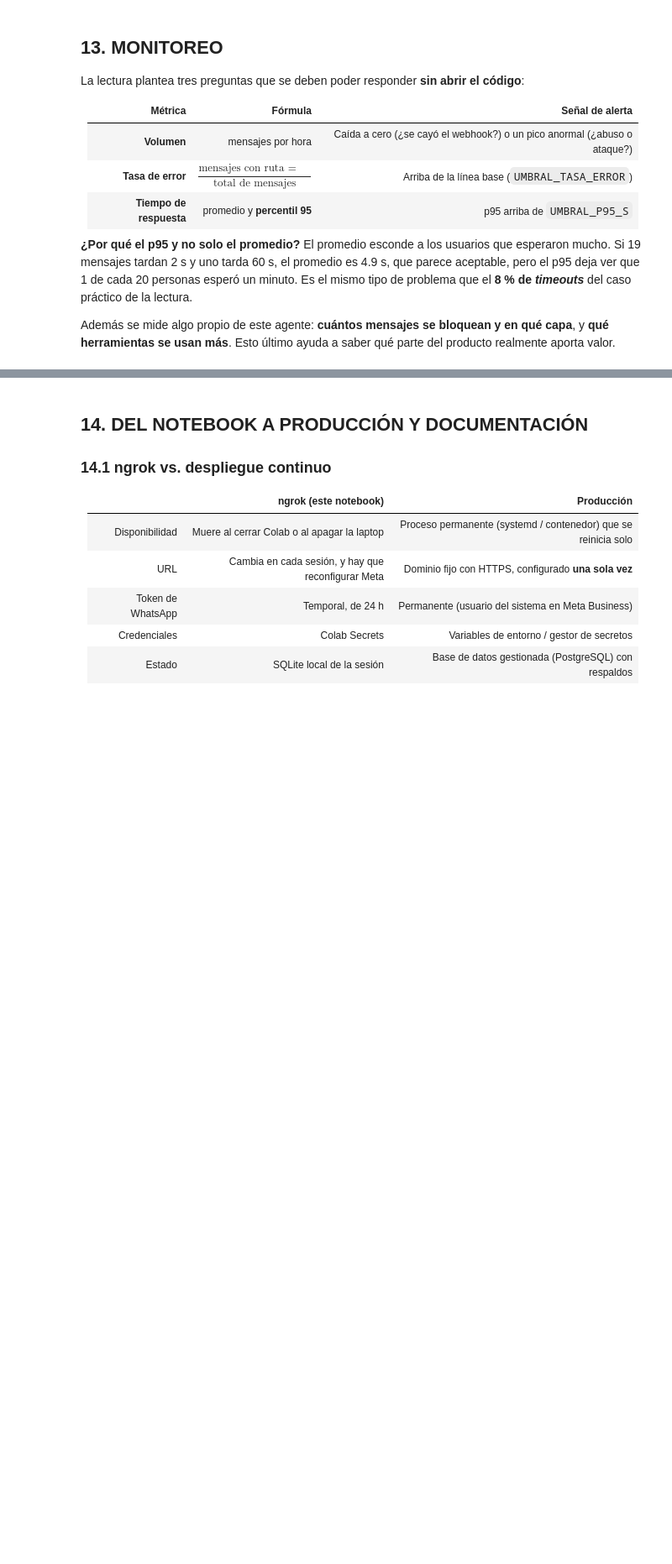
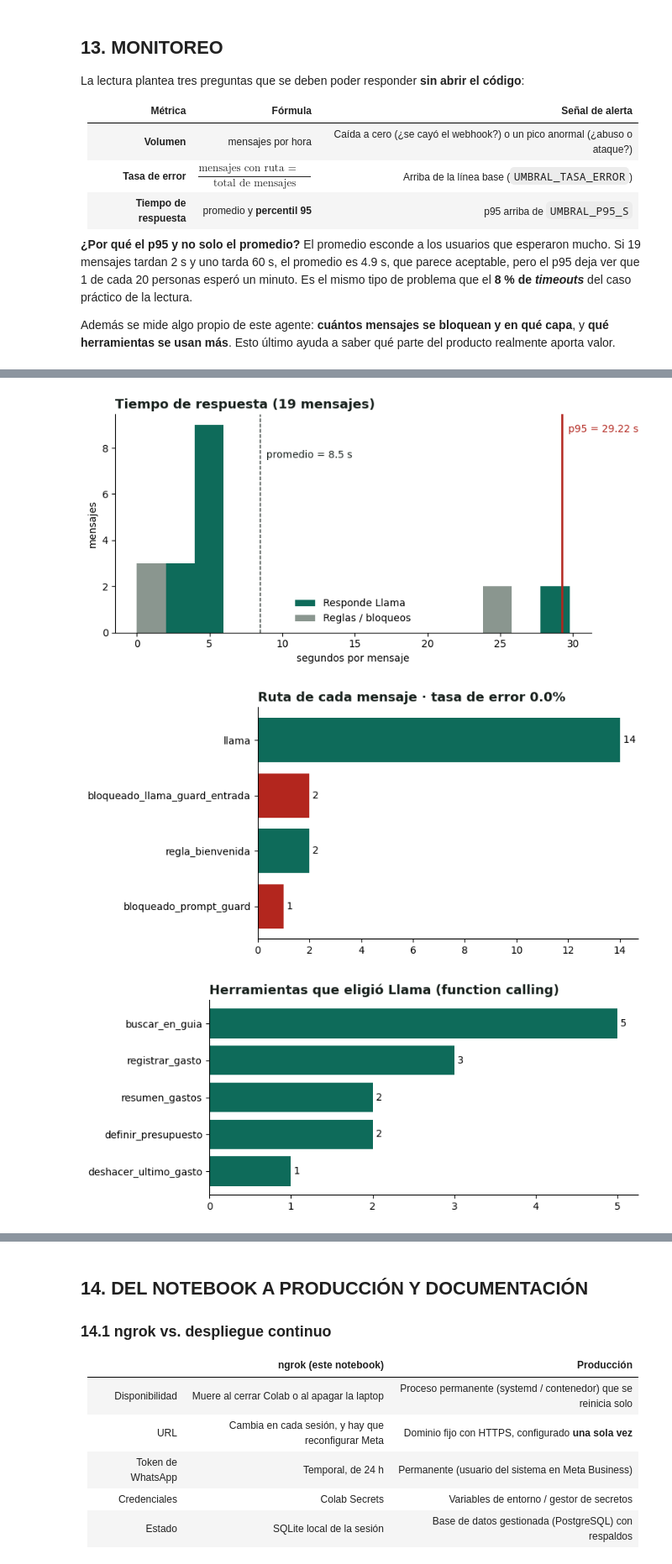
Before and after one commit to guillewav/finanzas-claras-whatsapp, a Jupyter notebook: notebooks/Hackathon_2_Finanzas_Claras_Agente_WhatsApp.ipynb, the cells around one changed output, grey strips where cells are left out. Shown at 84% size. Drawn from its saved outputs; the diff is of its cells as text; code cells hidden in the pictures; blank space fills up the shorter version.

Commit message:
Demo en Colab con ngrok: README, notebook ejecutado y evidencias

```diff
--- a/notebooks/Hackathon_2_Finanzas_Claras_Agente_WhatsApp.ipynb
+++ b/notebooks/Hackathon_2_Finanzas_Claras_Agente_WhatsApp.ipynb
@@ -671,11 +724,11 @@ try:
 
     if HF_TOKEN:
         login(token=HF_TOKEN)
-    pg_tokenizer = AutoTokenizer.from_pretrained(PROMPT_GUARD_MODELO)
-    pg_modelo = AutoModelForSequenceClassification.from_pretrained(PROMPT_GUARD_MODELO)
+    pg_tokenizer = AutoTokenizer.from_pretrained(PROMPT_GUARD_MODELO, token=HF_TOKEN)
+    pg_modelo = AutoModelForSequenceClassification.from_pretrained(PROMPT_GUARD_MODELO, token=HF_TOKEN)
     etiquetas = {i: l.upper() for i, l in pg_modelo.config.id2label.items()}
     INDICE_BENIGNO = next((i for i, l in etiquetas.items() if l in ("BENIGN", "LABEL_0")), 0)
     prompt_guard_activo = True
     print("Prompt Guard listo. Etiquetas:", etiquetas)
 except Exception as e:
-    print("Prompt Guard no disponible; se usará la heurística de respaldo:", type(e).__name__)
+    print("Prompt Guard no disponible; se usará la heurística de respaldo:", repr(e)[:800])
@@ -1268,0 +1443,71 @@ resumen_metricas()
+# %%
+import matplotlib.pyplot as plt
+from pathlib import Path
+from google.colab import files
+
+TINTA, ACENTO, ALERTA, GRIS = "#18211D", "#0E6B5A", "#B3261E", "#8A968F"
+IMG, RES = Path("docs/img"), Path("docs/resultados")
+IMG.mkdir(parents=True, exist_ok=True); RES.mkdir(parents=True, exist_ok=True)
+
+def estilo(ax, titulo):
+    ax.set_title(titulo, loc="left", fontsize=13, fontweight="bold", color=TINTA)
+    for s in ("top", "right"):
+        ax.spines[s].set_visible(False)
+
+m = calcular_metricas()
+(RES / "metricas.json").write_text(json.dumps(m, ensure_ascii=False, indent=2), encoding="utf-8")
+with db() as con:
+    filas = con.execute("SELECT ruta, duracion_s FROM metricas").fetchall()
+
+# 1. Latencia
+fig, ax = plt.subplots(figsize=(8, 4))
+llama = [f["duracion_s"] for f in filas if f["ruta"].startswith("llama")]
+otras = [f["duracion_s"] for f in filas if not f["ruta"].startswith("llama")]
+ax.hist([llama, otras], bins=15, stacked=True, color=[ACENTO, GRIS], label=["Responde Llama", "Reglas / bloqueos"])
+ax.axvline(m["latencia_promedio_s"], color=TINTA, ls="--", lw=1)
+ax.axvline(m["latencia_p95_s"], color=ALERTA, lw=2)
+ax.text(m["latencia_p95_s"], ax.get_ylim()[1] * 0.92, f"  p95 = {m['latencia_p95_s']} s", color=ALERTA)
+ax.text(m["latencia_promedio_s"], ax.get_ylim()[1] * 0.80, f"  promedio = {m['latencia_promedio_s']} s", color=TINTA)
+ax.set_xlabel("segundos por mensaje"); ax.set_ylabel("mensajes"); ax.legend(frameon=False)
+estilo(ax, f"Tiempo de respuesta ({m['total']} mensajes)")
+fig.tight_layout(); fig.savefig(IMG / "latencia.png", dpi=160); plt.show()
+
+# 2. Rutas
+rutas = sorted(m["por_ruta"].items(), key=lambda x: x[1])
+fig, ax = plt.subplots(figsize=(8, 4))
+ax.barh([r for r, _ in rutas], [n for _, n in rutas],
+        color=[ALERTA if r.startswith("bloqueado") or r == "error" else ACENTO for r, _ in rutas])
+for i, (_, n) in enumerate(rutas):
+    ax.text(n, i, f" {n}", va="center")
+estilo(ax, f"Ruta de cada mensaje · tasa de error {m['tasa_error']:.1%}")
+fig.tight_layout(); fig.savefig(IMG / "rutas.png", dpi=160); plt.show()
+
+# 3. Herramientas
+if m["herramientas_mas_usadas"]:
+    h = sorted(m["herramientas_mas_usadas"].items(), key=lambda x: x[1])
+    fig, ax = plt.subplots(figsize=(8, 3.5))
+    ax.barh([k for k, _ in h], [v for _, v in h], color=ACENTO)
+    for i, (_, v) in enumerate(h):
+        ax.text(v, i, f" {v}", va="center")
+    estilo(ax, "Herramientas que eligió Llama (function calling)")
+    fig.tight_layout(); fig.savefig(IMG / "herramientas.png", dpi=160); plt.show()
+
+# 4. Tabla de casos de prueba (sección 9)
+md_casos = ["# Casos de prueba de punta a punta\n",
+            f"Modelos reales en Colab (GPU T4): Llama 3.1 8B + Llama Guard 3 vía Ollama/Llama Stack. "
+            f"Prompt Guard: {'modelo' if prompt_guard_activo else 'heurística de respaldo'}.\n",
+            f"**Resultado: {tabla['ok'].sum()} de {len(tabla)} casos con la ruta esperada.**\n",
+            "| # | Mensaje | Ruta esperada | Ruta obtenida | Herramientas | OK | Seg. |",
+            "|---|---|---|---|---|---|---|"]
+for i, f in enumerate(tabla.itertuples(), 1):
+    md_casos.append(f"| {i} | {f.mensaje} | `{f.ruta_esperada}` | `{f.ruta_obtenida}` | {f.herramientas or '—'} | "
+                    f"{'✅' if f.ok else '❌'} | {f.segundos:.1f} |")
+(RES / "casos_de_prueba.md").write_text("\n".join(md_casos) + "\n", encoding="utf-8")
+
+!zip -qr evidencias.zip docs
+files.download("evidencias.zip")
+print(json.dumps(m, ensure_ascii=False, indent=2))
+# %% [output]
+[figure, added]
+[figure, added]
+[figure, added]
```
Also changed, not shown: parts of 30 cells of this notebook, 7 other files.
